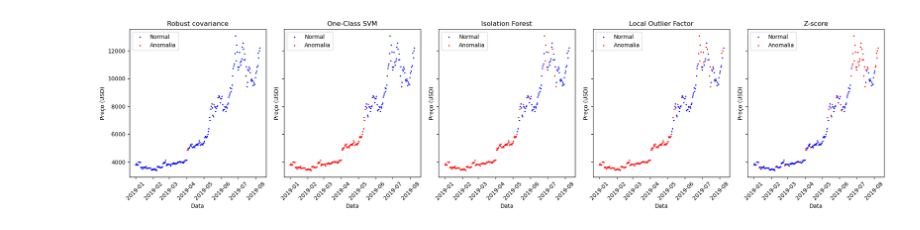
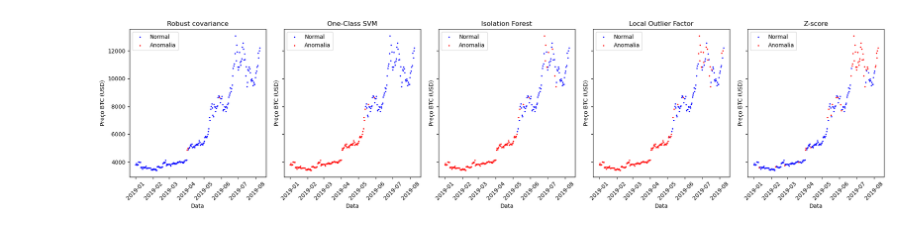
Before and after one commit to FThierryDev/TCC, a Jupyter notebook: TCC_BTC.ipynb, the cells around one changed output. Saved outputs shown, nothing was run; the diff lists cells and outputs as text; code cells hidden in the pictures.

```diff
--- a/TCC_BTC.ipynb
+++ b/TCC_BTC.ipynb
@@ -19,8 +19,7 @@ import warnings
 warnings.filterwarnings("ignore")
 # %%
 # Carregar dados
-arquivo_bitcoin = 'D:\Meus Documentos\Documentos\TCC\data\Dados Históricos - Bitcoin.csv'
-dados_bitcoin = pd.read_csv(arquivo_bitcoin)
+dados_bitcoin = pd.read_csv('data\Dados Históricos - Bitcoin.csv')
 # %%
 # Convertendo para os tipos de dados corretos
 dados_bitcoin['Data'] = pd.to_datetime(dados_bitcoin['Data'], format="%d.%m.%Y")
@@ -107,20 +106,20 @@ y_colors = {name: colors[result.astype(int)] for name, result in results.items()
 # %%
 # Visualização dos resultados
 fig, axs = plt.subplots(1, 5, sharex=True, sharey=True, figsize=(20, 5))
 
 for i, (name, y_pred) in enumerate(results.items()):
     axs[i].scatter(test_df[~y_pred].index, test_df[~y_pred]['Último'], c='blue', s=2, label='Normal')
     axs[i].scatter(test_df[y_pred].index, test_df[y_pred]['Último'], c='red', s=2, label='Anomalia')
     axs[i].set_title(name)
     axs[i].set_xlabel('Data')
-    axs[i].set_ylabel('Preço (USD)')
+    axs[i].set_ylabel('Preço BTC (USD)')
     axs[i].legend()
     axs[i].tick_params(axis='x', rotation=45)
 
 plt.tight_layout()
 plt.show()
 # %% [output]
-[figure, old version]
+[figure, new version]
 # %%
 # Avaliação dos algoritmos
 p_values = {}
```
Also changed, not shown: parts of 2 cells of this notebook, 2 other files.
